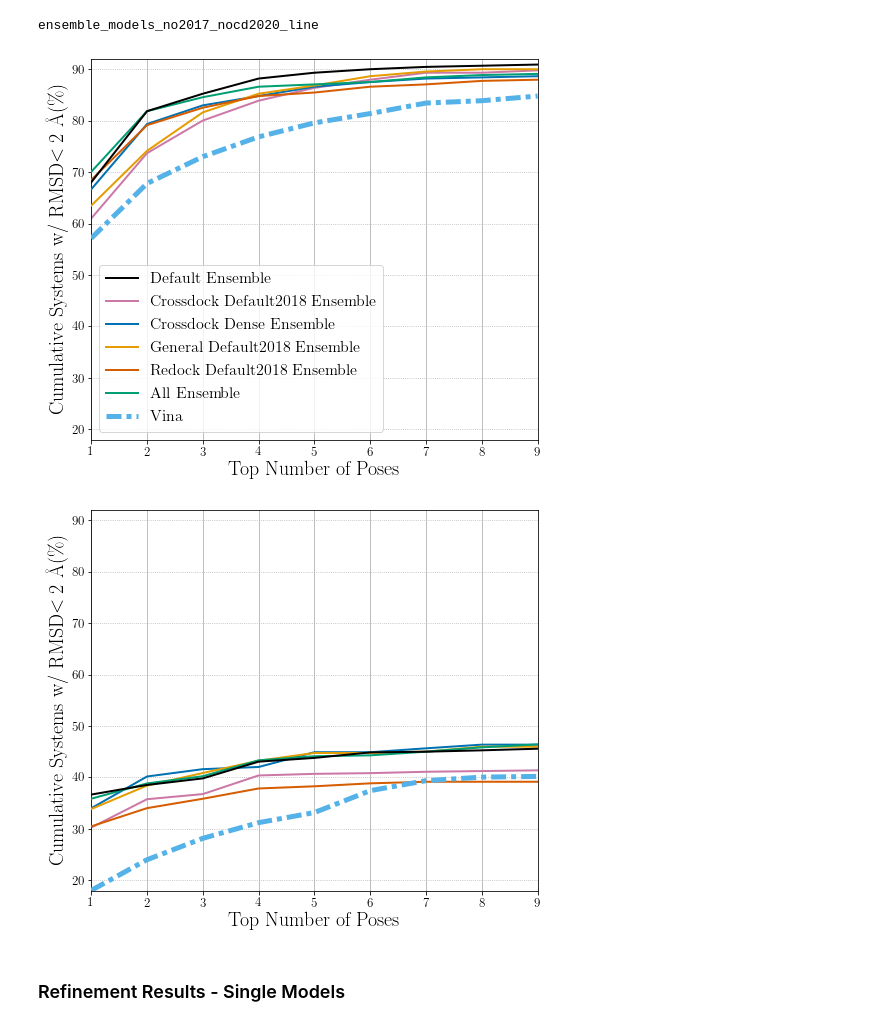
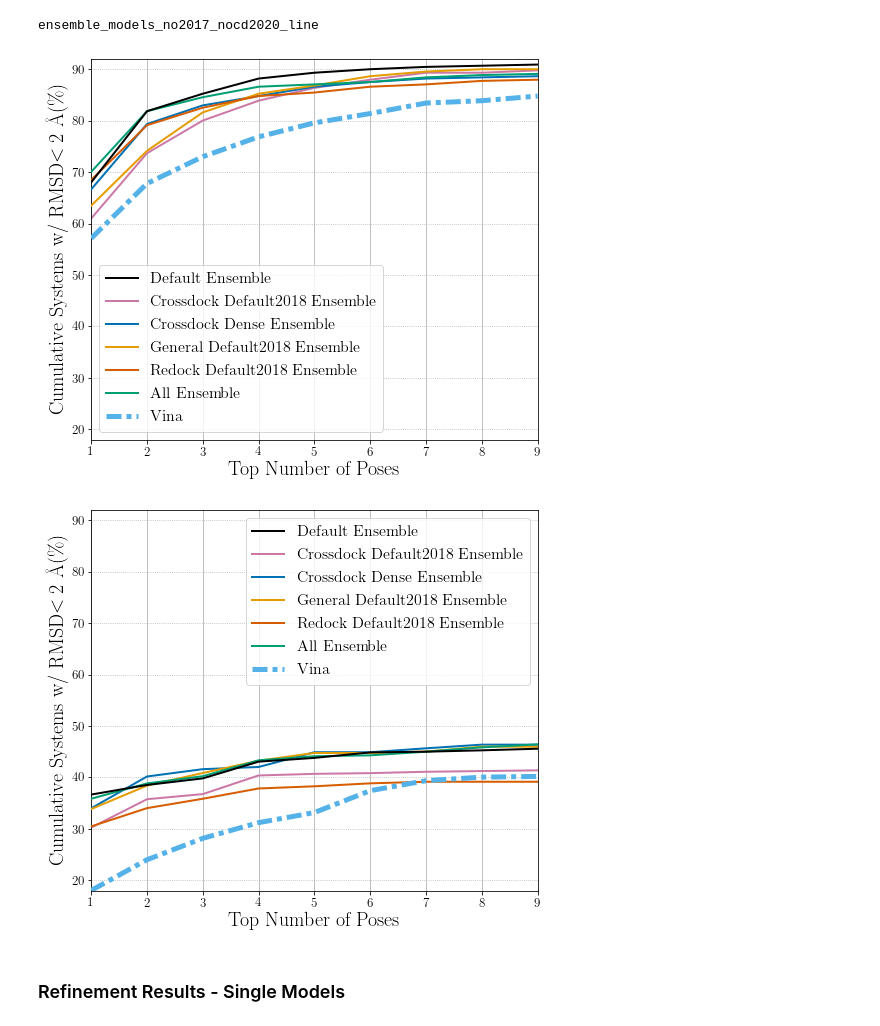
Before and after one commit to dkoes/GNINA-1.0, a Jupyter notebook: MakeFinalGraphs.ipynb, the cells around one changed output. Cells and saved outputs as stored; diff of their text form; code cells hidden in the pictures.

```diff
--- a/MakeFinalGraphs.ipynb
+++ b/MakeFinalGraphs.ipynb
@@ -204,8 +203,7 @@ for big_df,data_type in [(plot_df_rd,'redocking'),(plot_df_cd,'crossdocking')]:
     #box = ax.get_position()
     #ax.set_position([box.x0, box.y0, box.width * 0.8, box.height])
     #lgd = ax.legend(loc='center left', bbox_to_anchor=(1, 0.5))
-    if data_type == 'redocking':
-        lgd = ax.legend(fontsize=16)
+    lgd = ax.legend(fontsize=16)
     plt.savefig(f'/home/anm329/GNINA-1.0/figures/{data_type}/{figname}.pdf', dpi=dpi)
 # %% [output]
 [figure]
@@ -248,8 +246,7 @@ for big_df,data_type in [(plot_df_rd,'redocking'),(plot_df_cd,'crossdocking')]:
     #box = ax.get_position()
     #ax.set_position([box.x0, box.y0, box.width * 0.8, box.height])
     #lgd = ax.legend(loc='center left', bbox_to_anchor=(1, 0.5))
-    if data_type == 'redocking':
-        lgd = ax.legend(fontsize=16)
+    lgd = ax.legend(fontsize=16)
     plt.savefig(f'/home/anm329/GNINA-1.0/figures/{data_type}/{figname}.pdf', dpi=dpi)
 # %% [output]
 [figure]
@@ -292,8 +289,7 @@ for big_df,data_type in [(plot_df_rd,'redocking'),(plot_df_cd,'crossdocking')]:
     #box = ax.get_position()
     #ax.set_position([box.x0, box.y0, box.width * 0.8, box.height])
     #lgd = ax.legend(loc='center left', bbox_to_anchor=(1, 0.5))
-    if data_type == 'redocking':
-        lgd = ax.legend(fontsize=16)
+    lgd = ax.legend(fontsize=16)
     plt.savefig(f'/home/anm329/GNINA-1.0/figures/{data_type}/{figname}.pdf', dpi=dpi)
 # %% [output]
 [figure]
@@ -336,8 +332,7 @@ for big_df,data_type in [(plot_df_rd,'redocking'),(plot_df_cd,'crossdocking')]:
     #box = ax.get_position()
     #ax.set_position([box.x0, box.y0, box.width * 0.8, box.height])
     #lgd = ax.legend(loc='center left', bbox_to_anchor=(1, 0.5))
-    if data_type == 'redocking':
-        lgd = ax.legend(fontsize=16)
+    lgd = ax.legend(fontsize=16)
     plt.savefig(f'/home/anm329/GNINA-1.0/figures/{data_type}/{figname}.pdf', dpi=dpi)
 # %% [output]
 [figure]
@@ -359,33 +354,32 @@ ensemble_models_no2017_nocd2020_line
 # %%
 for big_df,data_type in [(plot_df_rd,'redocking'),(plot_df_cd,'crossdocking')]:
     ax = plt.figure(figsize=[8,7]).gca()
     for i,col in enumerate(big_df.columns):
         if 'Default Ensemble' in col:
             zorder = 10
         else:
             zorder = i+1
         rang = list(range(1,big_df[col].fillna(0).astype(bool).sum()+1))
         ls = get_linestyle(col)
         lw = get_linewidth(col)
         c = color_dict[col.replace(' Ensemble','')]
         p = plt.plot(rang, big_df[col], label=col,c=c,linestyle=ls,linewidth=lw,zorder=zorder)
     ax.set_xlim(left=xlim[0],right=xlim[1])
     ax.xaxis.set_major_locator(MaxNLocator(integer=True))
     ax.tick_params(axis='both', which='major', labelsize=13)
     ax.set_ybound(ylim[0], ylim[1]+1)
     ax.set_xlabel(xlab,fontsize=fontsize)
     ax.set_ylabel(ylab,fontsize=fontsize)
     plt.grid(axis='x')
     plt.grid(axis='y',linestyle=':')
     #box = ax.get_position()
     #ax.set_position([box.x0, box.y0, box.width * 0.8, box.height])
     #lgd = ax.legend(loc='center left', bbox_to_anchor=(1, 0.5))
-    if data_type == 'redocking':
-        lgd = ax.legend(fontsize=16)
+    lgd = ax.legend(fontsize=16)
     plt.savefig(f'/home/anm329/GNINA-1.0/figures/{data_type}/{figname}.pdf', dpi=dpi)
 # %% [output]
 [figure]
-[figure, old version]
+[figure, new version]
 # %%
 plot_df_rd.to_csv(f'/home/anm329/GNINA-1.0/data/redocking/{filename}')
 plot_df_cd.to_csv(f'/home/anm329/GNINA-1.0/data/crossdocking/{filename}')
```
Also changed, not shown: parts of 10 cells of this notebook, 41 other files.
